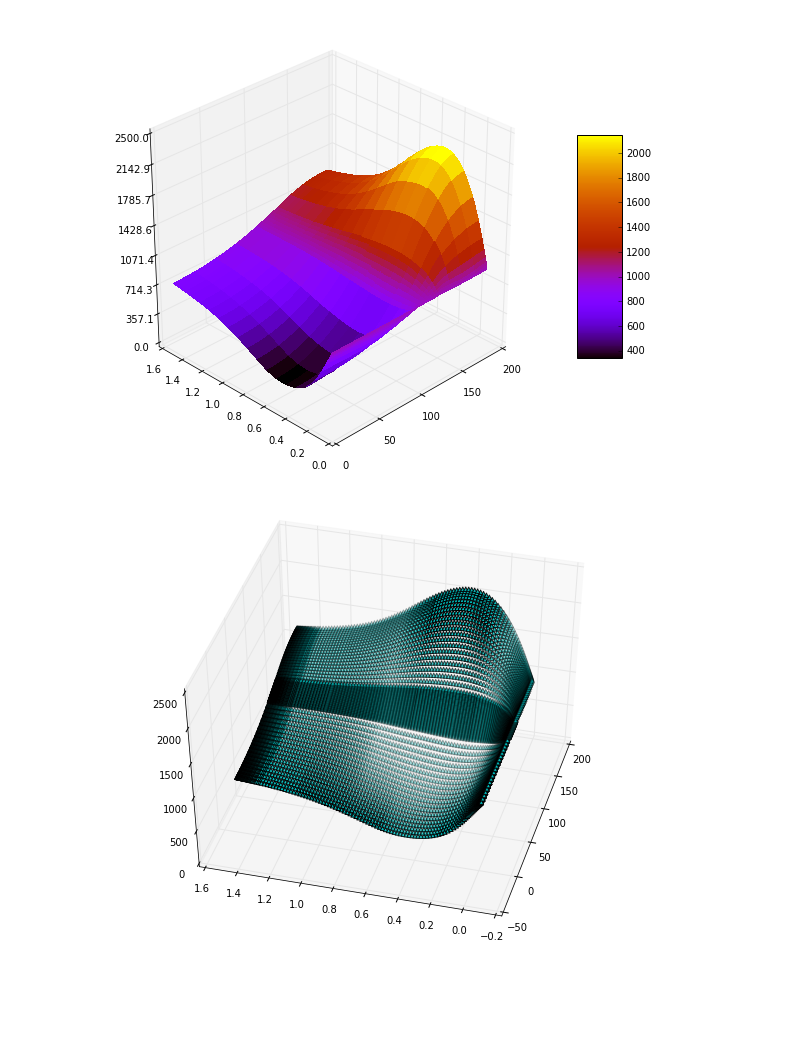
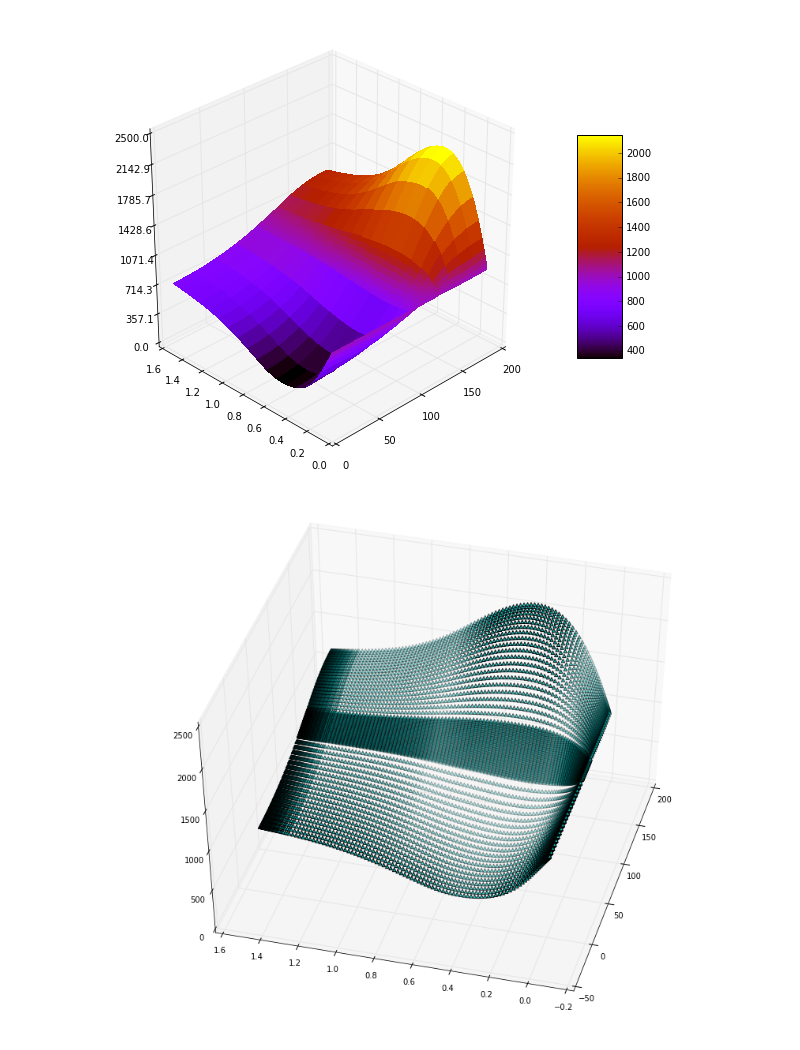
Before and after one commit to iSchomer/Dualfoil_Storage_Device, a Jupyter notebook: Dualfoil_Constant_Voltage.ipynb, the cells around one changed output. Drawn from its saved outputs; the diff is of its cells as text; code cells hidden in the pictures; blank space fills up the shorter version.

```diff
--- a/Dualfoil_Constant_Voltage.ipynb
+++ b/Dualfoil_Constant_Voltage.ipynb
@@ -111,9 +96,7 @@ print(len(distance_list[0]))
 81
 [figure]
 # %%
-#surface of data from profiles.out
-#surfaces are not appropriate for this usage; best when working with
-#one dependent variable calculated from two other variables
+#surface of data from profiles
 
 %matplotlib inline
 from numpy import array, ones
@@ -143,31 +126,39 @@ ax.zaxis.set_major_formatter(FormatStrFormatter('%.01f'))
 
 
 fig.colorbar(surf, shrink=0.5, aspect=5)
-#for angle in range(0, 360):
+
+'''for interactive display
+for angle in range(0, 360):
+    ax.view_init(30, 225)
+    plt.draw()
+    '''
 ax.view_init(30, 225)
-#plt.draw()
-#plt.show()
+plt.show()
 # %% [output]
 [figure]
 # %%
-#Scatter using data from profiles.out
+#Scatter using data from profiles
 
 %matplotlib inline
 from numpy import array, ones
 from matplotlib import cm
 
-fig = plt.figure(figsize=(10,8))
+fig = plt.figure(figsize=(15, 12))
 for i in range(len(time_list)):
     if i >0:
         x = array(distance_list[i])
         t = time_list[i] * ones(len(x))
         phi_1 = array(elec_conc_list[i])
         ax = fig.gca(projection='3d')
         ax.scatter3D(x, t, phi_1, c='c', marker = '^')
 
+
+'''for angle in range(0,360) :
+    ax.view_init(45, 195)
+    plt.draw()'''
+
 ax.view_init(45, 195)
 
-
 plt.show()
 # %% [output]
-[figure, old version]
+[figure, new version]
```
Also changed, not shown: parts of 5 cells of this notebook.
